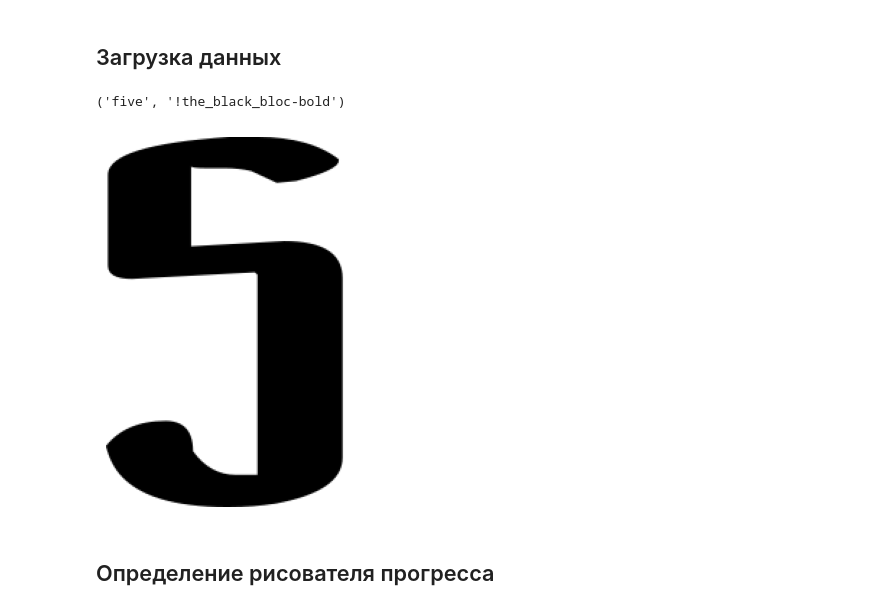
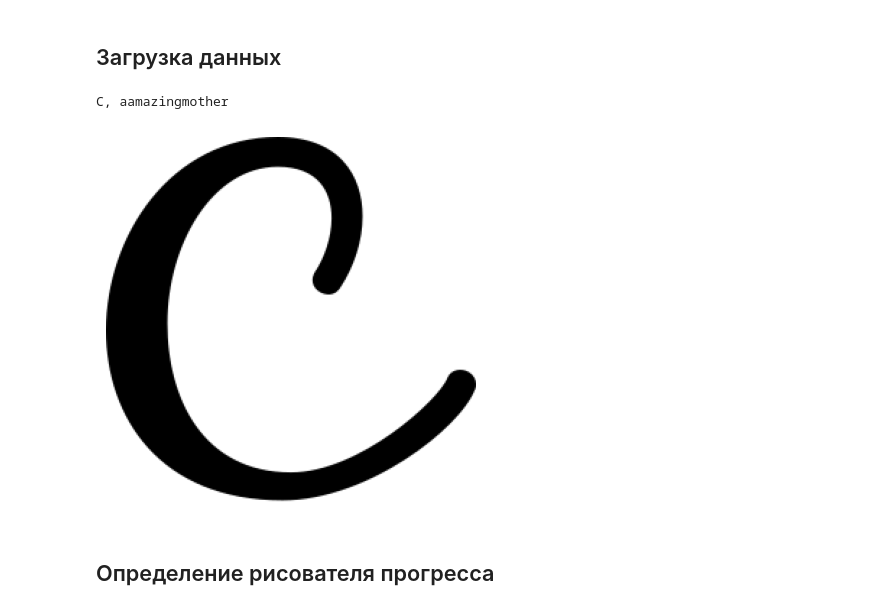
Before and after one commit to flydzen/diploma, a Jupyter notebook: diffuse_cond.ipynb, the cells around one changed output. Drawn from its saved outputs; the diff is of its cells as text; code cells hidden in the pictures.

```diff
--- a/diffuse_cond.ipynb
+++ b/diffuse_cond.ipynb
@@ -78,26 +79,27 @@ test_dataloader = DataLoader(dataset_test, batch_size=512, shuffle=True, num_wor
 # %%
 def save_sampled(x: np.ndarray, name):
     file = Path('imgs') / name
     file.parent.mkdir(parents=True, exist_ok=True)
     svg = SVG.decode(x, path=file)
     svg.dump_to_file()
 
 def show_sampled(x: np.ndarray, axis=None):
     if axis is None:
         axis = plt
     svg = SVG.decode(x)
     svg.mulsize(256)
     svg2png(bytestring=svg.dump(), write_to='imgs/tmp.png')
     img = mpimg.imread('imgs/tmp.png')
     axis.axis('off')
     axis.imshow(img)
 
-print(dataset_test[0][1:])
-save_sampled(dataset_test[0][0], 'test_print.svg')
-show_sampled(dataset_test[0][0])
+imgs, labels, font_names = dataset_test[12*3]
+print(labels[0], font_names[0], sep=', ')
+save_sampled(imgs[0], 'test_print.svg')
+show_sampled(imgs[0])
 # %% [output]
-('five', '!the_black_bloc-bold')
+C, aamazingmother
-[figure, old version]
+[figure, new version]
 # %% [markdown]
 ## Определение рисователя прогресса
 # %%
```
Also changed, not shown: parts of 27 cells of this notebook, 7 other files.
